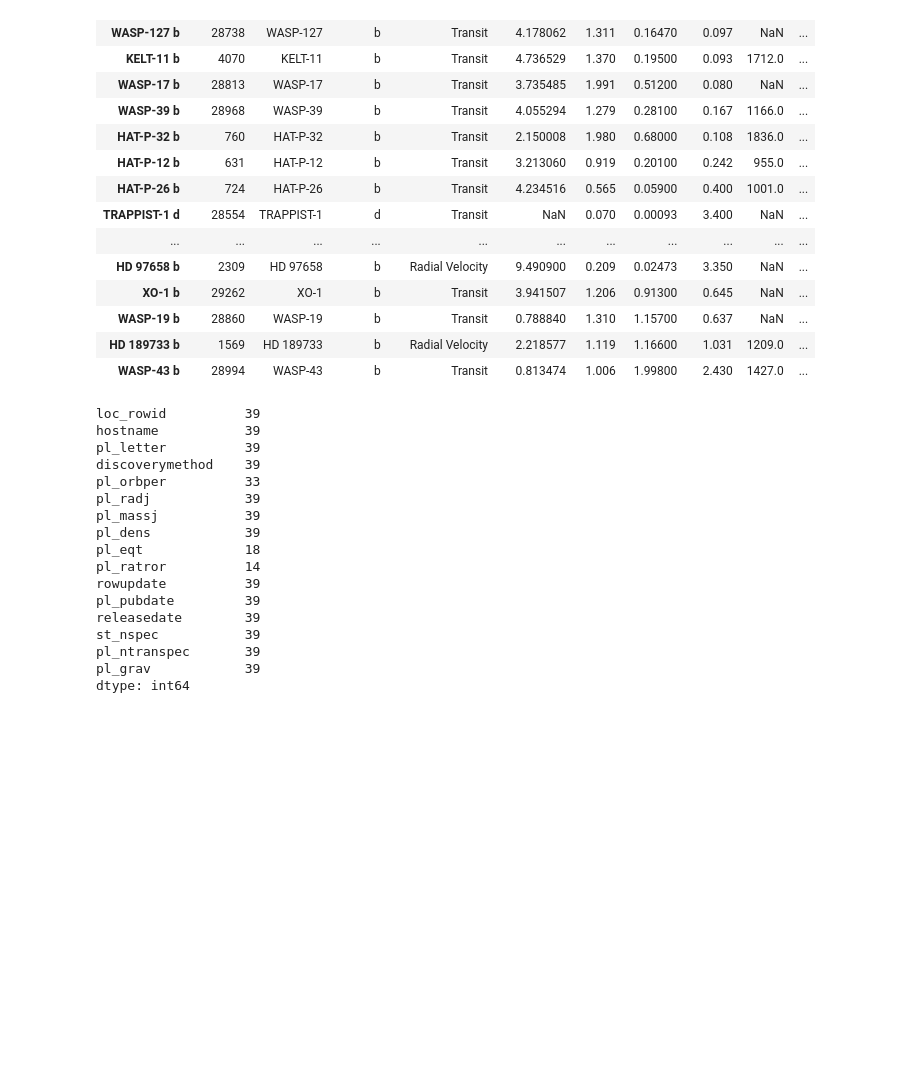
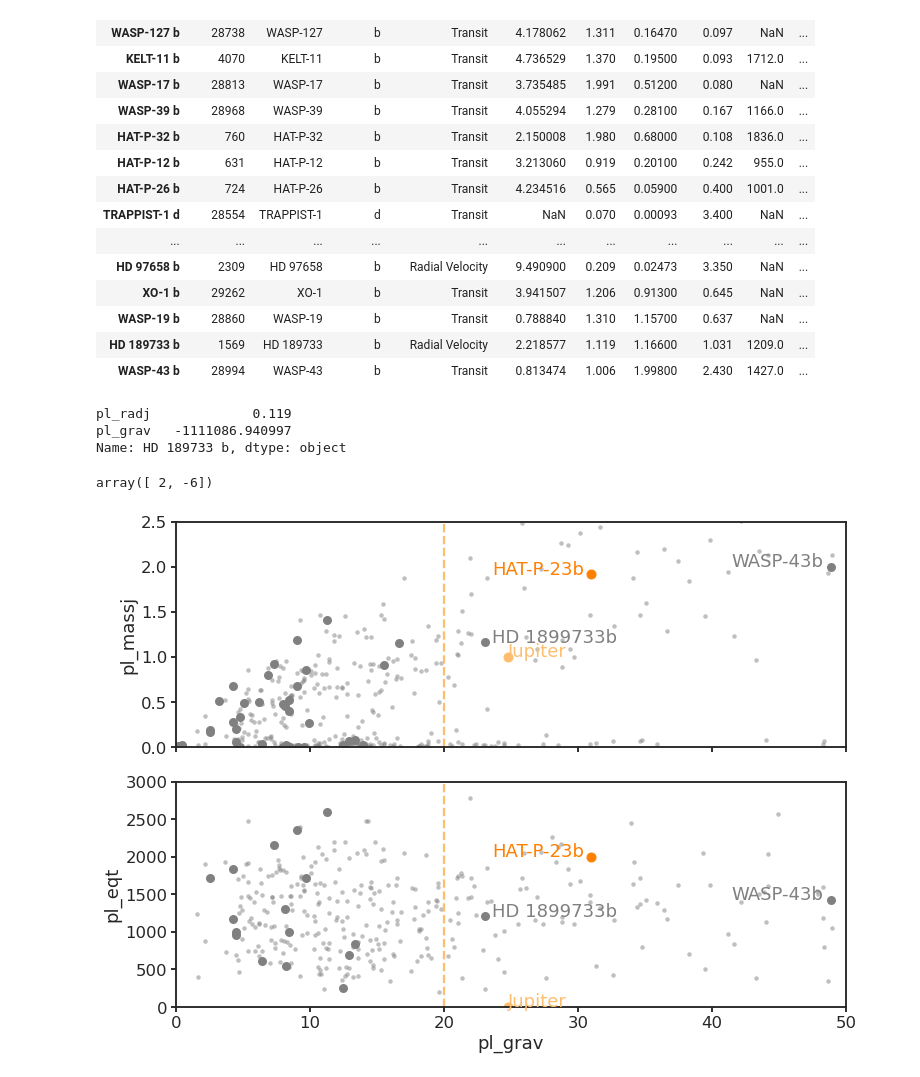
Before and after one commit to icweaver/HST_WFC3_UVIS_G280_sim, a Jupyter notebook: estimate_precision.ipynb, the cells around one changed output. Drawn from its saved outputs; the diff is of its cells as text; code cells hidden in the pictures; blank space fills up the shorter version.

```diff
--- a/estimate_precision.ipynb
+++ b/estimate_precision.ipynb
@@ -419,5 +347,8 @@ Name: GJ 1214 b, dtype: object
 def compute_g(R_p, rho_p):
     return ((4.0*np.pi*c.G / 3.0) * R_p * rho_p).si
 # %%
-df["pl_grav"] = compute_g(df["pl_radj"].values*u.Rjup, df["pl_dens"].values*u.gram/u.cm**3)
+df_tspec["pl_grav"] = compute_g(df_tspec["pl_radj"].values*u.Rjup, df_tspec["pl_dens"].values*u.gram/u.cm**3)
+df_planets["pl_grav"] = compute_g(
+    df_planets["pl_radj"].values*u.Rjup, df_planets["pl_dens"].values*u.gram/u.cm**3,
+)
 # %%
@@ -447,23 +375,11 @@ pd.set_option('display.max_columns', 50)
 # %%
-df_w43 = df[df["pl_name"] == "WASP-43 b"]
-df_hd = df[df["pl_name"] == "HD 189733 b"]
+df_w43 = df_planets.loc["WASP-43 b"]
+df_hd = df_.loc["HD 189733 b"]
+# %% [output]
+pl_radj             0.119
+pl_grav   -1111086.940997
+Name: HD 189733 b, dtype: object
-# %%
-df.count()
-# %% [output]
-loc_rowid          39
-hostname           39
-pl_letter          39
-discoverymethod    39
-pl_orbper          33
-pl_radj            39
-pl_massj           39
-pl_dens            39
-pl_eqt             18
-pl_ratror          14
-rowupdate          39
-pl_pubdate         39
-releasedate        39
-st_nspec           39
-pl_ntranspec       39
-pl_grav            39
-dtype: int64
+# %%
+np.array((3, 4)) - (1, 10)
+# %% [output]
+array([ 2, -6])
@@ -470 +431,23 @@ dtype: int64
+# %%
+fig, axes = plt.subplots(2, 1, figsize=FIG_WIDE, sharex=True)
+ax1, ax2 = axes
+
+plot_params(ax1, df_planets, df_tspec, label_yaxis=True)
+plot_params(
+    ax2,
+    df_planets,
+    df_tspec,
+    params = ["pl_grav", "pl_eqt"],
+    hp23_params = (31, 2000),
+    label_xaxis = True,
+    label_yaxis = True,
+)
+
+ax1.set_ylim(0, 2.5)
+ax2.set_xlim(0, 50)
+ax2.set_ylim(0, 3_000)
+
+fig.tight_layout()
+# %% [output]
+[figure, added]
 # %%
```
Also changed, not shown: parts of 11 cells of this notebook, 2 other files.
